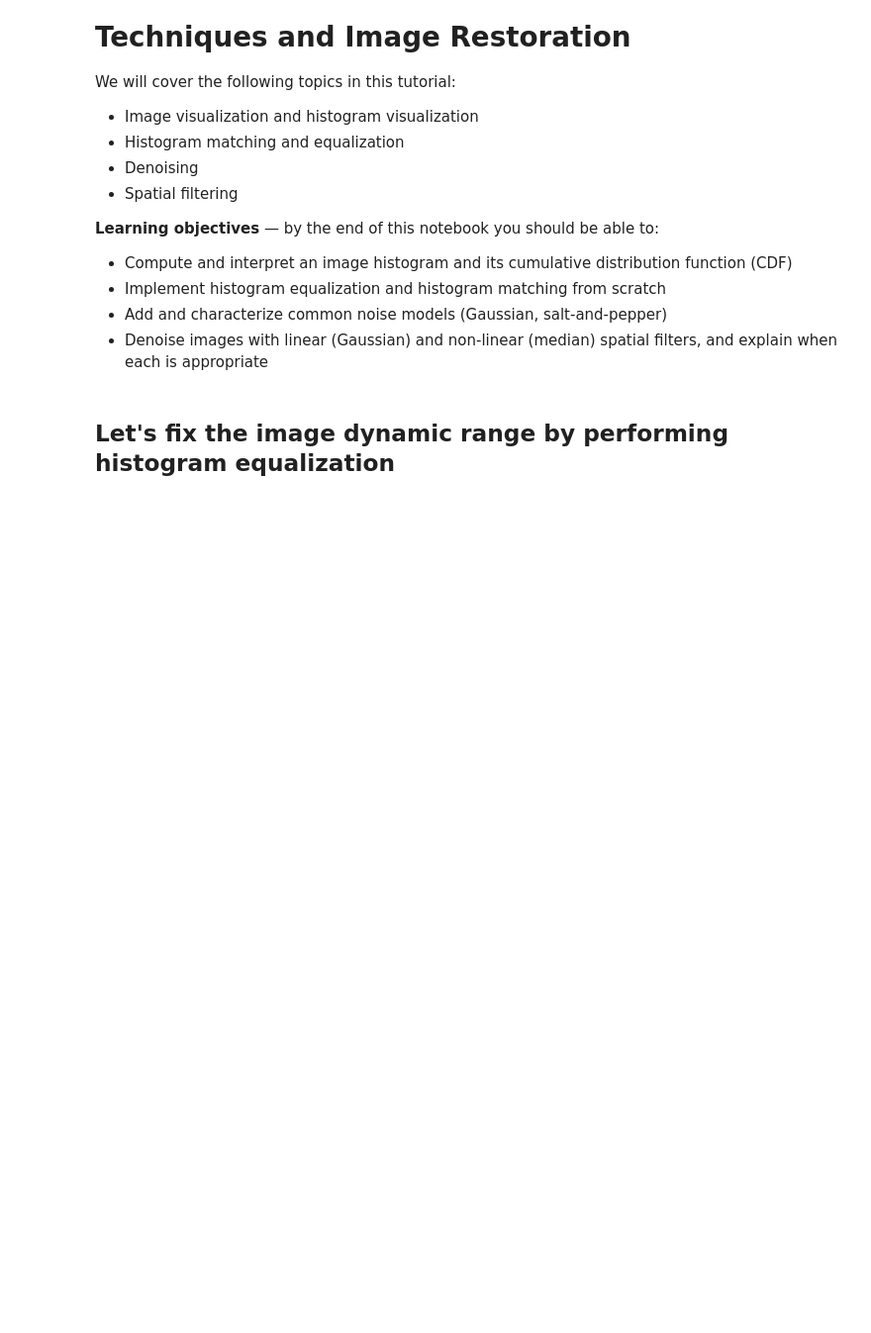
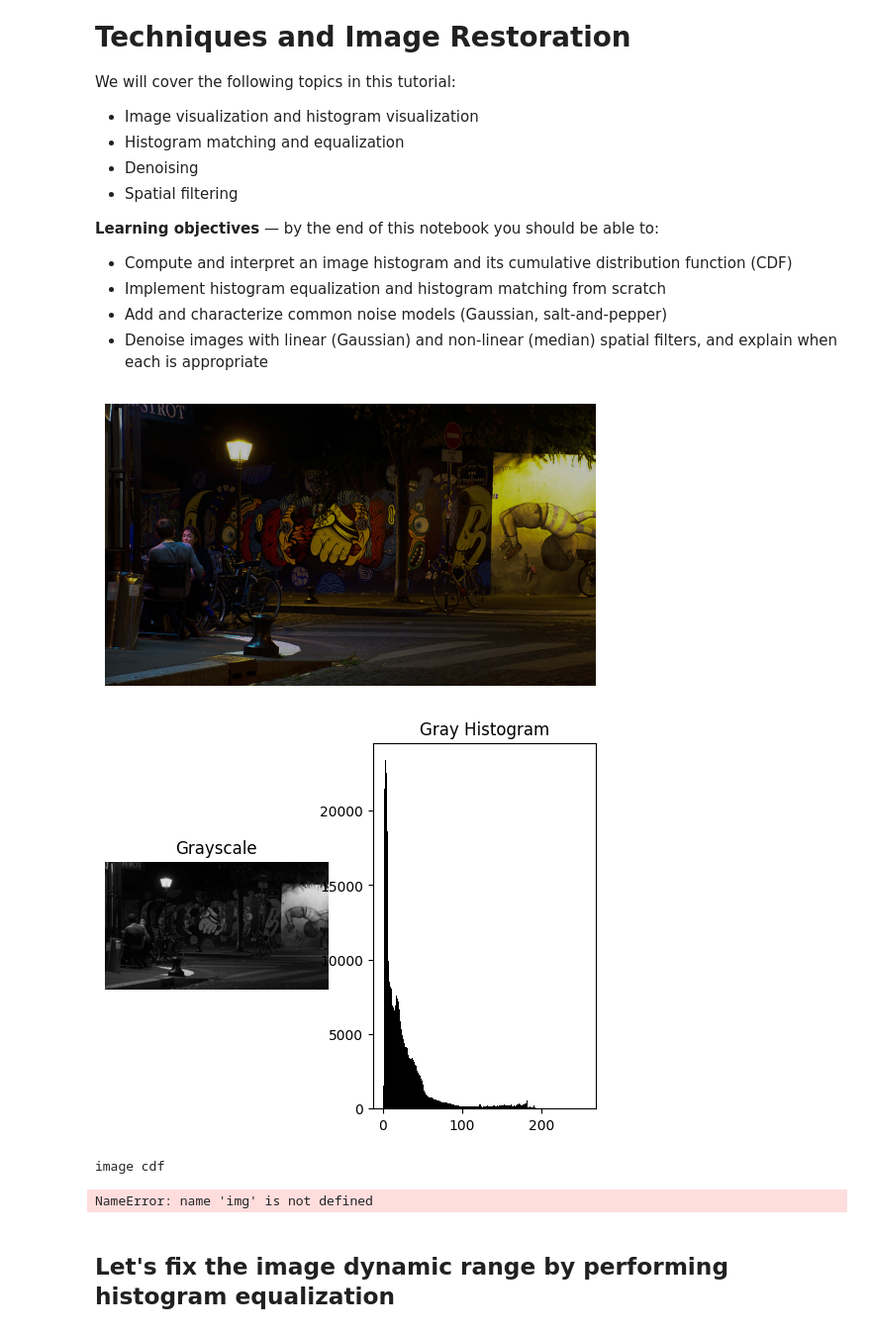
Before and after one commit to RLopez112/dlfcv-lab, a Jupyter notebook: Session3/main.ipynb, the cells around one changed output. Shown at 99% size. Cells and saved outputs as stored; diff of their text form; code cells hidden in the pictures; blank space fills up the shorter version.

```diff
--- a/Session3/main.ipynb
+++ b/Session3/main.ipynb
@@ -15,38 +15,62 @@ We will cover the following topics in this tutorial:
 # %%
 import matplotlib.pyplot as plt
 import cv2
 import numpy as np
 
 np.random.seed(0)
 
 # Read the test image
 image = cv2.imread("data/test1.jpg")
 
 # Convert the image from BGR to RGB
 image = cv2.cvtColor(image, cv2.COLOR_BGR2RGB)
 
 # Visualize the image
 plt.imshow(image)
 plt.axis("off")
 plt.show()
 
 
 # Ex 1 (a): Plot the image histogram
 # define a function: plot_image_histogram(image)
 # which will be used in the next exercises
 # TODO: your code here
 
 
+def plot_image_histogram(img):
+    # Grayscale + Histogram
+    g = cv2.cvtColor(img, cv2.COLOR_BGR2GRAY)
+    plt.subplot(121), plt.imshow(g, cmap='gray'), plt.axis("off"), plt.title("Grayscale")
+    plt.subplot(122), plt.hist(g.ravel(),256,[0,256],color='k'), plt.title("Gray Histogram")
+    plt.show()
+
 plot_image_histogram(image)
-
-
-# Ex 1 (b): Plot the image normalized cumulative histogram
-# define a function: plot_image_cdf(image)
-# which will be used in the next exercises
-# TODO: your code here
-
-
-plot_image_cdf(image), plt.title("Image Normalized CDF")
+# %% [output]
+[figure, added]
+[figure, added]
+# %%
+# Ex 1 (b): Plot the image normalized cumulative histogram
+# define a function: plot_image_cdf(image)
+# which will be used in the next exercises
+# TODO: your code here
+
+def plot_image_cdf(image):
+    print("image cdf")
+    image = cv2.imread('data/test1.jpg', 0)
+    g = cv2.cvtColor(img, cv2.COLOR_BGR2GRAY)
+    equ = cv2.equalizeHist(image)
+    res = np.hstack((image, equ))
+    plt.figure(figsize=(10, 5))
+    plt.imshow(res, cmap='gray')
+    plt.title("Original vs Equalized Image")
+    plt.axis('off')
+    plt.show()
+
+
+plot_image_cdf(image), plt.title("Image Normalized CDF")
+# %% [output]
+image cdf
+NameError: name 'img' is not defined
 # %% [markdown]
 ## Let's fix the image dynamic range by performing histogram equalization
 # %%
```
Also changed, not shown: parts of 1 cell of this notebook, 1 other file.
